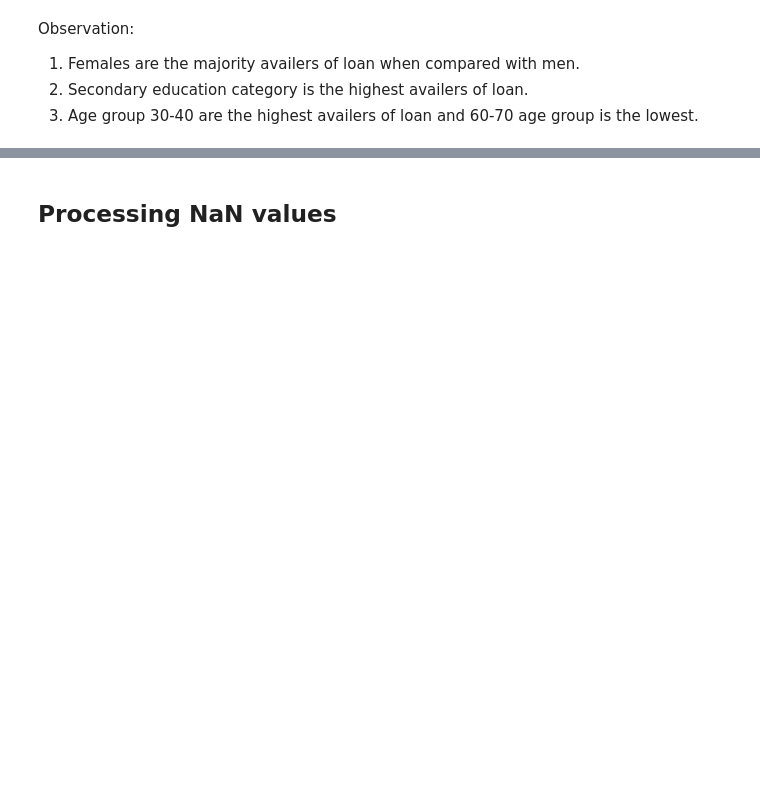
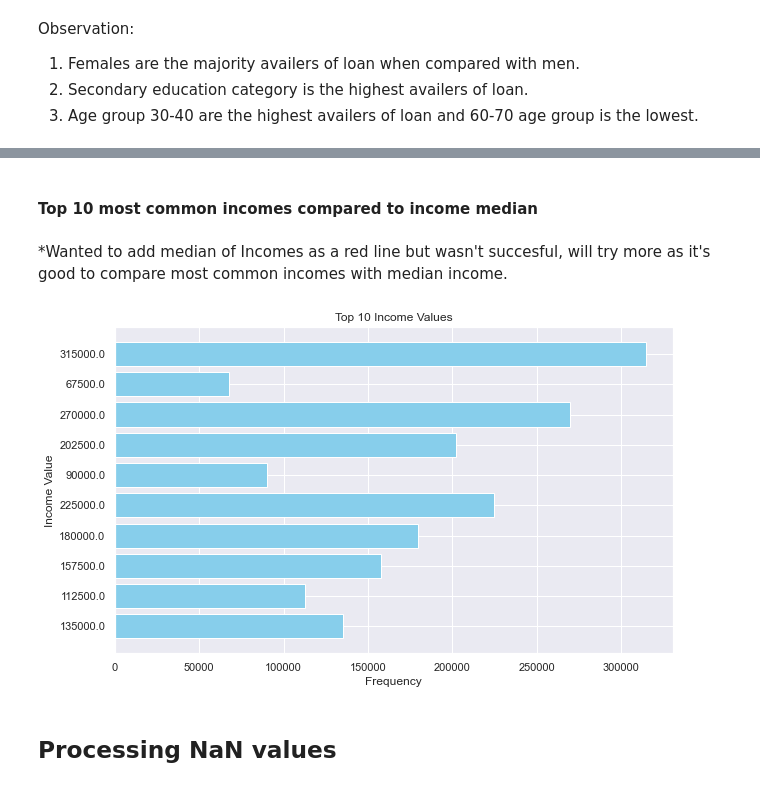
Before and after one commit to cct23062/CA_Strategic_thinking_assignment, a Jupyter notebook: Strategic Thinking - CA2.ipynb, the cells around one changed output, grey strips where cells are left out. Saved outputs shown, nothing was run; the diff lists cells and outputs as text; code cells hidden in the pictures; blank space fills up the shorter version.

```diff
--- a/Strategic Thinking - CA2.ipynb
+++ b/Strategic Thinking - CA2.ipynb
@@ -301,3 +334,24 @@ Observation:
+# %% [markdown]
+#### Top 10 most common incomes compared to income median
+# %% [markdown]
+*Wanted to add median of Incomes as a red line but wasn't succesful, will try more as it's good to compare most common incomes with median income.
+# %%
+# Get the top 10 income values
+top_10_incomes = df['AMT_INCOME_TOTAL'].value_counts().index[:10]
+
+# Create a bar plot with income values on the y-axis
+plt.figure(figsize=(10, 6))
+plt.barh(range(len(top_10_incomes)), top_10_incomes, color='skyblue')
+plt.title('Top 10 Income Values')
+plt.ylabel('Income Value')
+plt.xlabel('Frequency')
+
+# Set y-axis labels as income values
+plt.yticks(range(len(top_10_incomes)), top_10_incomes)
+
+plt.show()
+# %% [output]
+[figure, added]
 # %% [markdown]
 ## Processing NaN values
 # %%
```
Also changed, not shown: parts of 40 cells of this notebook.
